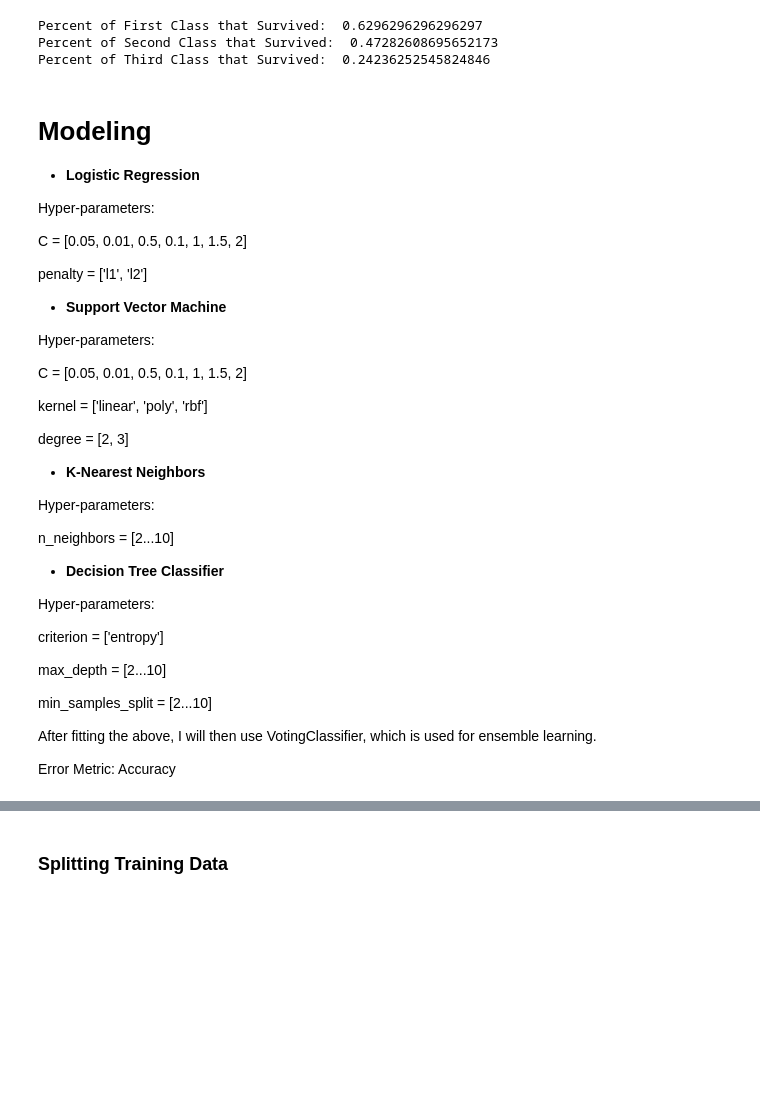
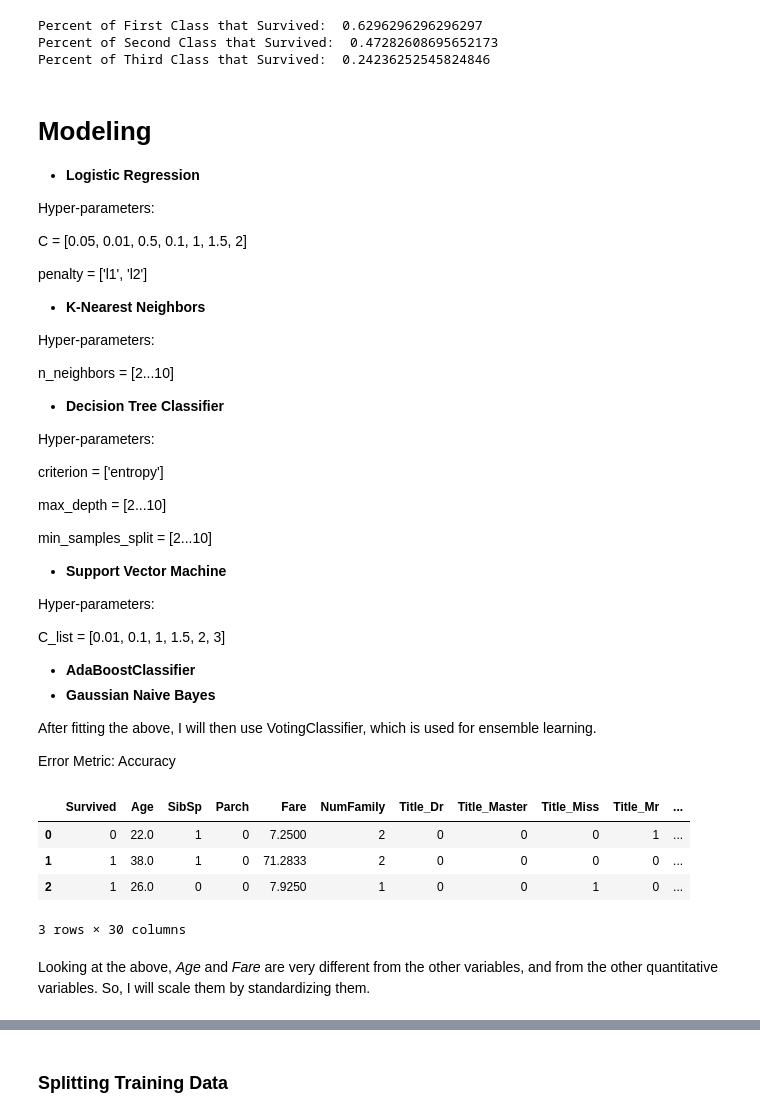
Before and after one commit to philliplagoc/Kaggle-Titanic, a Jupyter notebook: Titanic!.ipynb, the cells around one changed output, grey strips where cells are left out. Saved outputs shown, nothing was run; the diff lists cells and outputs as text; code cells hidden in the pictures; blank space fills up the shorter version.

```diff
--- a/Titanic!.ipynb
+++ b/Titanic!.ipynb
@@ -473,16 +476,6 @@ Hyper-parameters:
 C = [0.05, 0.01, 0.5, 0.1, 1, 1.5, 2]
 
 penalty = ['l1', 'l2']
-
-- **Support Vector Machine**
-
-Hyper-parameters:
-
-C = [0.05, 0.01, 0.5, 0.1, 1, 1.5, 2]
-
-kernel = ['linear', 'poly', 'rbf']
-
-degree = [2, 3]
 
 - **K-Nearest Neighbors**
 
@@ -500,6 +493,25 @@ max_depth = [2...10]
 
 min_samples_split = [2...10]
 
+- **Support Vector Machine**
+
+Hyper-parameters:
+
+C_list = [0.01, 0.1, 1, 1.5, 2, 3]
+
+- **AdaBoostClassifier**
+- **Gaussian Naive Bayes**
+
 After fitting the above, I will then use VotingClassifier, which is used for ensemble learning.
 
 Error Metric: Accuracy
+# %%
+train.head(3)
+# %% [output]
+|  | Survived | Age | SibSp | Parch | Fare | NumFamily | Title_Dr | Title_Master | Title_Miss | Title_Mr | ... |
+| 0 | 0 | 22.0 | 1 | 0 | 7.2500 | 2 | 0 | 0 | 0 | 1 | ... |
+| 1 | 1 | 38.0 | 1 | 0 | 71.2833 | 2 | 0 | 0 | 0 | 0 | ... |
+| 2 | 1 | 26.0 | 0 | 0 | 7.9250 | 1 | 0 | 0 | 1 | 0 | ... |
+3 rows × 30 columns
+# %% [markdown]
+Looking at the above, *Age* and *Fare* are very different from the other variables, and from the other quantitative variables. So, I will scale them by standardizing them.
```
Also changed, not shown: parts of 33 cells of this notebook, 1 other file.
